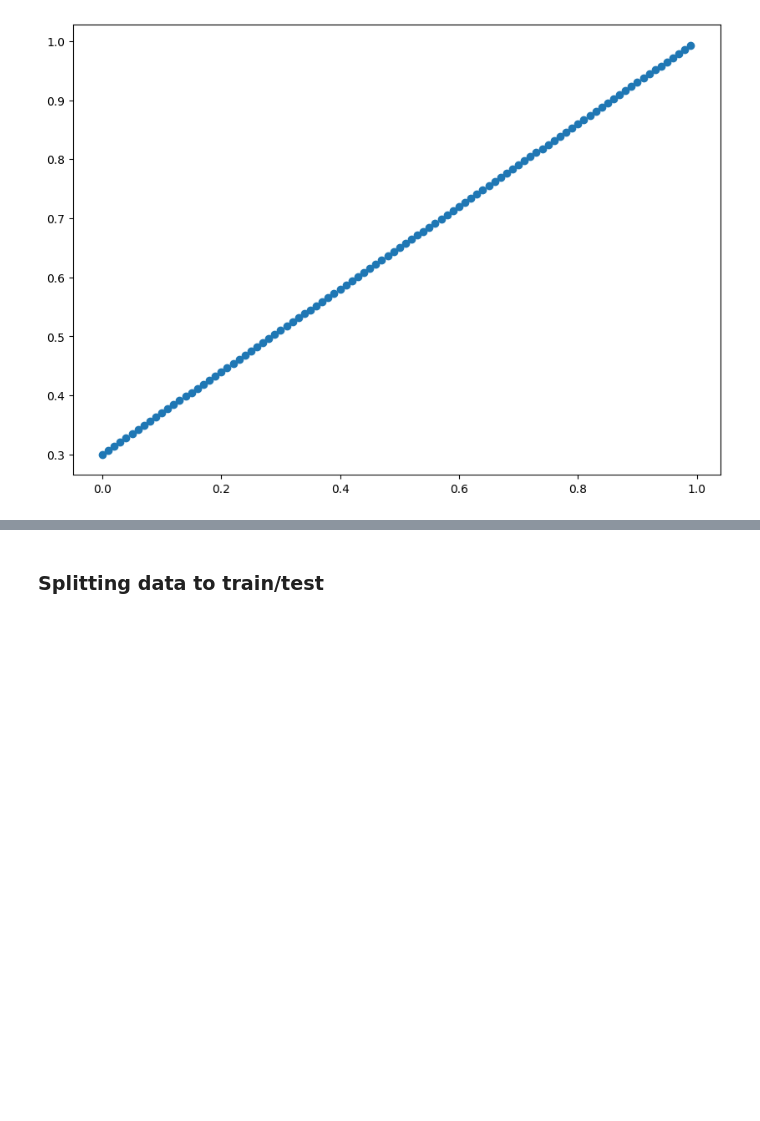
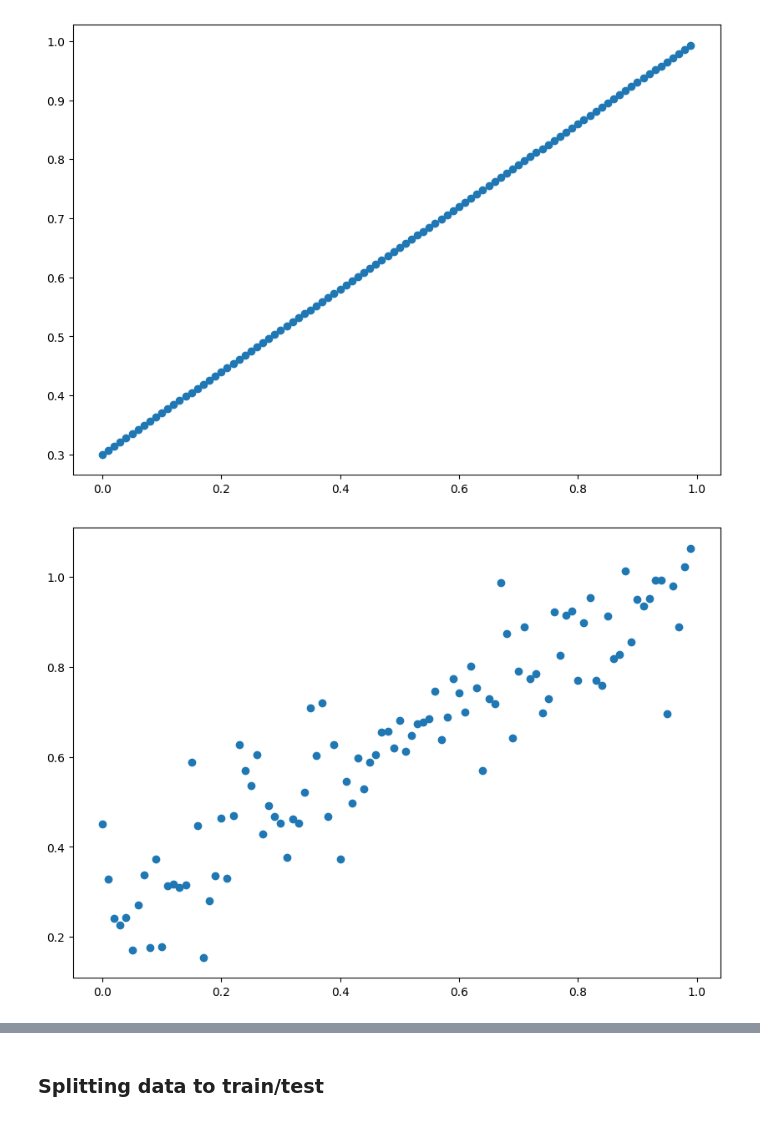
Before and after one commit to MahdiAmrollahi/pytorch-ZTM, a Jupyter notebook: 01_pytorch_workflow.ipynb, the cells around one changed output, grey strips where cells are left out. Saved outputs shown, nothing was run; the diff lists cells and outputs as text; code cells hidden in the pictures; blank space fills up the shorter version.

```diff
--- a/01_pytorch_workflow.ipynb
+++ b/01_pytorch_workflow.ipynb
@@ -55,0 +57,6 @@ y += 0.1*torch.randn_like(y)
+# %%
+plt.figure(figsize=(10,7))
+plt.scatter(X_new,y_new)
+plt.show()
+# %% [output]
+[figure, added]
```
Also changed, not shown: parts of 8 cells of this notebook.
